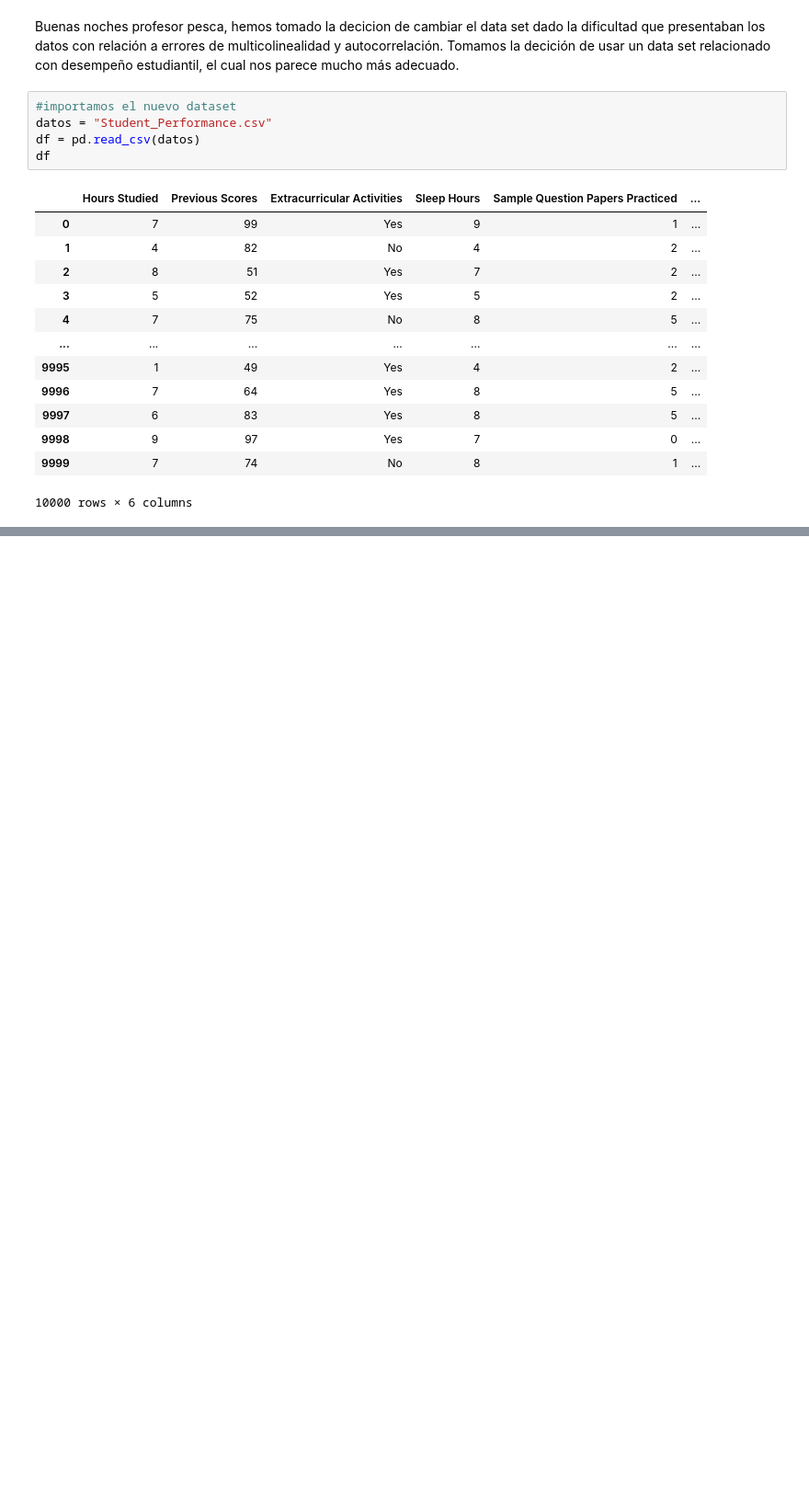
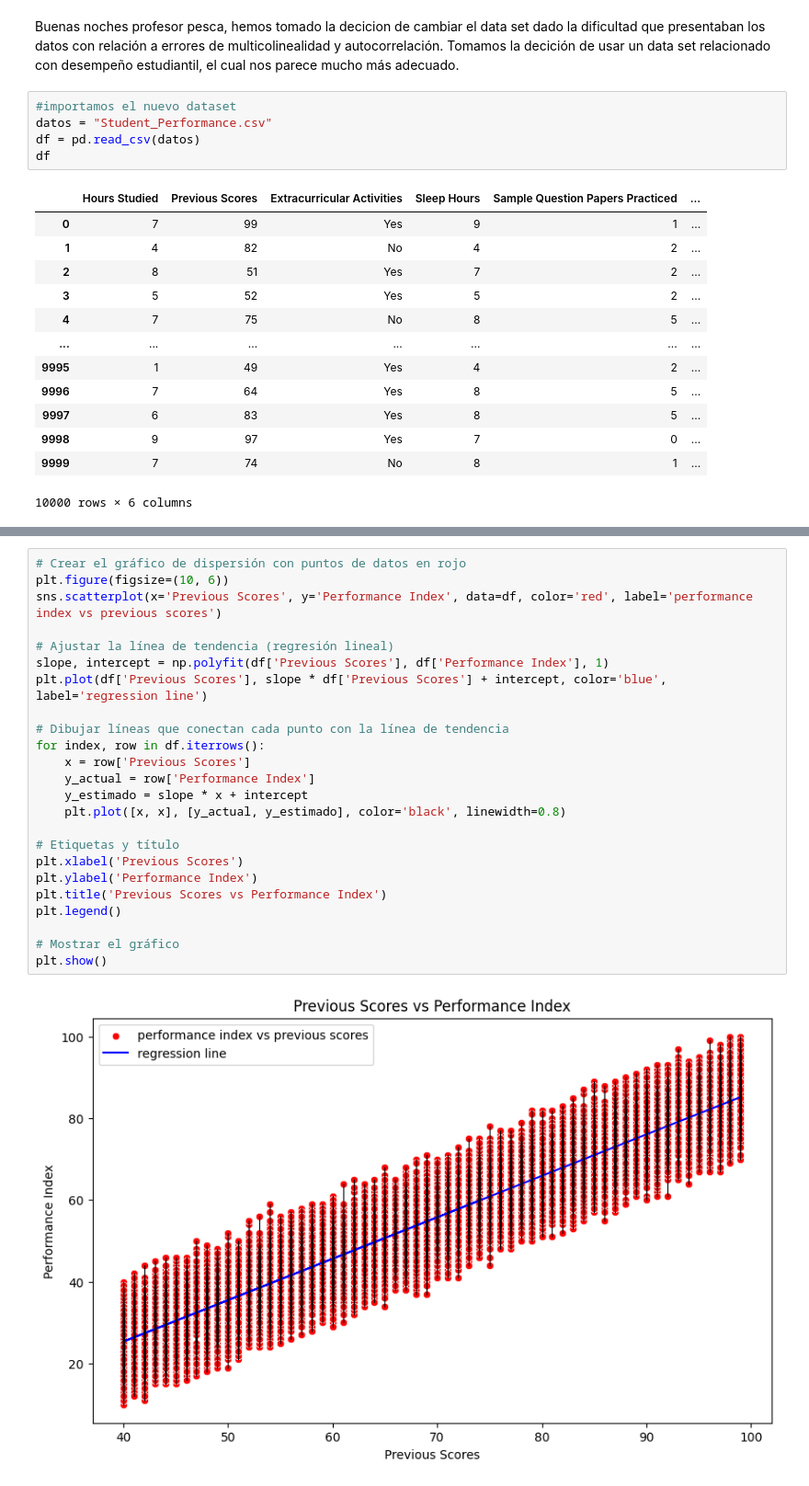
Before and after one commit to td2USA-20232/grupo1, a Jupyter notebook: test.ipynb, the cells around one changed output, grey strips where cells are left out. Shown at 92% size. Cells and saved outputs as stored; diff of their text form; blank space fills up the shorter version.

Commit message:
análisis data set

```diff
--- a/test.ipynb
+++ b/test.ipynb
@@ -272,0 +304,26 @@ df
+# %%
+# Crear el gráfico de dispersión con puntos de datos en rojo
+plt.figure(figsize=(10, 6))
+sns.scatterplot(x='Previous Scores', y='Performance Index', data=df, color='red', label='performance index vs previous scores')
+
+# Ajustar la línea de tendencia (regresión lineal)
+slope, intercept = np.polyfit(df['Previous Scores'], df['Performance Index'], 1)
+plt.plot(df['Previous Scores'], slope * df['Previous Scores'] + intercept, color='blue', label='regression line')
+
+# Dibujar líneas que conectan cada punto con la línea de tendencia
+for index, row in df.iterrows():
+    x = row['Previous Scores']
+    y_actual = row['Performance Index']
+    y_estimado = slope * x + intercept
+    plt.plot([x, x], [y_actual, y_estimado], color='black', linewidth=0.8)
+
+# Etiquetas y título
+plt.xlabel('Previous Scores')
+plt.ylabel('Performance Index')
+plt.title('Previous Scores vs Performance Index')
+plt.legend()
+
+# Mostrar el gráfico
+plt.show()
+# %% [output]
+[figure, added]
```
Also changed, not shown: parts of 3 cells of this notebook.
